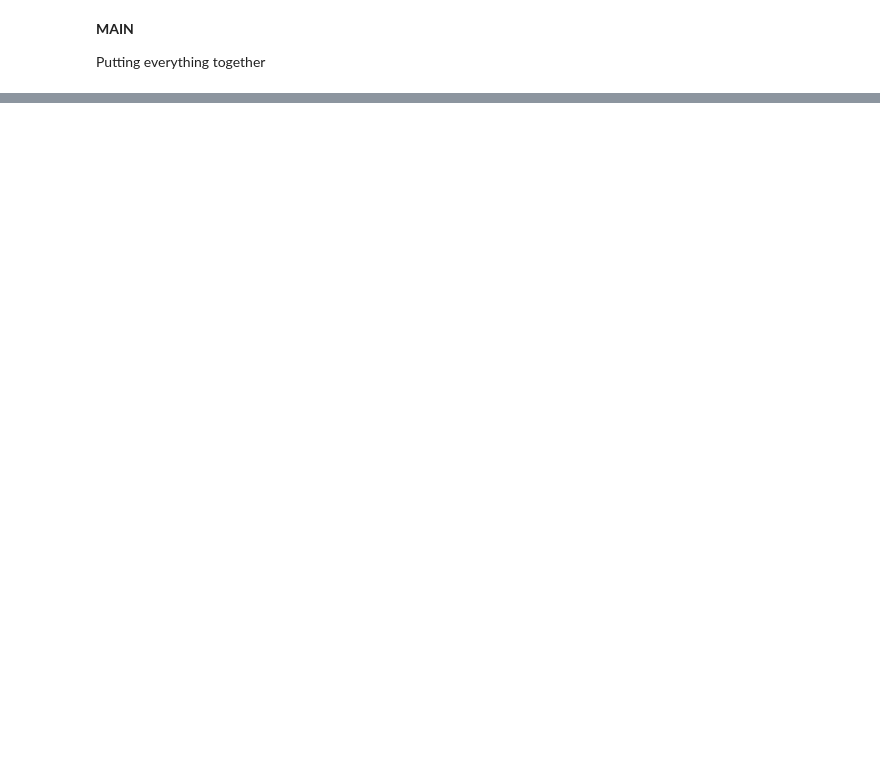
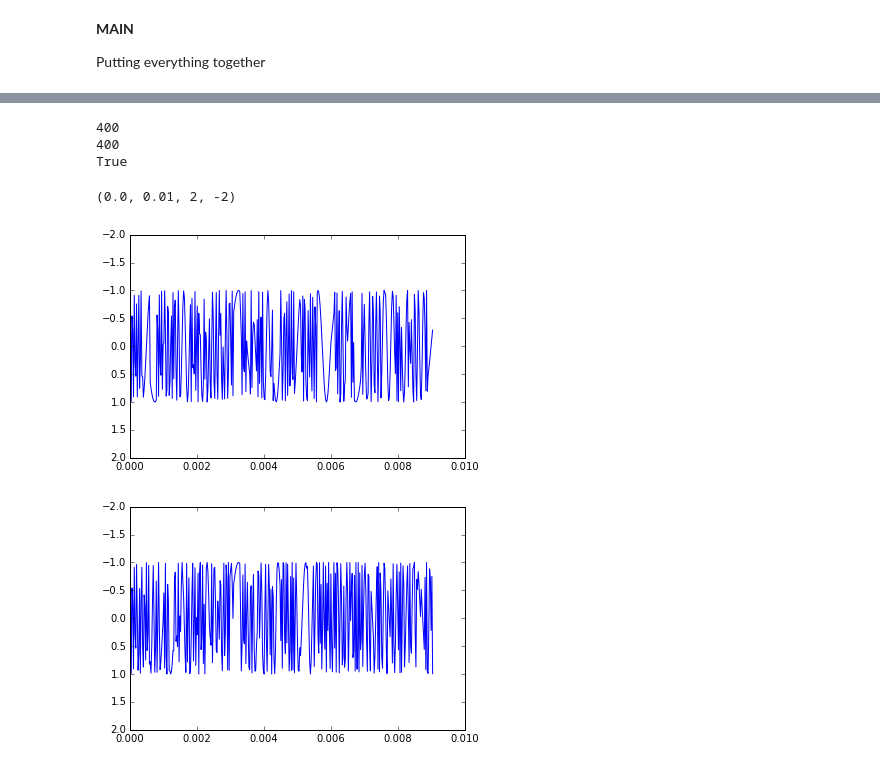
Before and after one commit to ujvl/markov-music, a Jupyter notebook: main_notebook.ipynb, the cells around one changed output, grey strips where cells are left out. Saved outputs shown, nothing was run; the diff lists cells and outputs as text; code cells hidden in the pictures; blank space fills up the shorter version.

```diff
--- a/main_notebook.ipynb
+++ b/main_notebook.ipynb
@@ -239,9 +294,26 @@ playMusic("generated", rate, song_from_notes(generated_song_notes, 0.2))
 # %%
 song = song_from_notes(notes, 0.2)
+song = song[0:800000:2000]
+print len(song)
 gen_song = song_from_notes(generated_song_notes, 0.2)
+gen_song = gen_song[0:800000:2000]
+print len(gen_song)
+print len(gen_song) == len(song)
 song_t = np.linspace(0, (len(song)-1)/rate, len(song))
 gen_song_t = np.linspace(0, (len(gen_song)-1)/rate, len(gen_song))
 
 plt.figure()
 plt.plot(song_t, song)
+x1,x2,y1,y2 = plt.axis()
+plt.axis((x1,x2,2,-2))
+plt.figure()
 plt.plot(gen_song_t, gen_song)
+x1,x2,y1,y2 = plt.axis()
+plt.axis((x1,x2,2,-2))
+# %% [output]
+400
+400
+True
+(0.0, 0.01, 2, -2)
+[figure, added]
+[figure, added]
```
Also changed, not shown: parts of 7 cells of this notebook.
